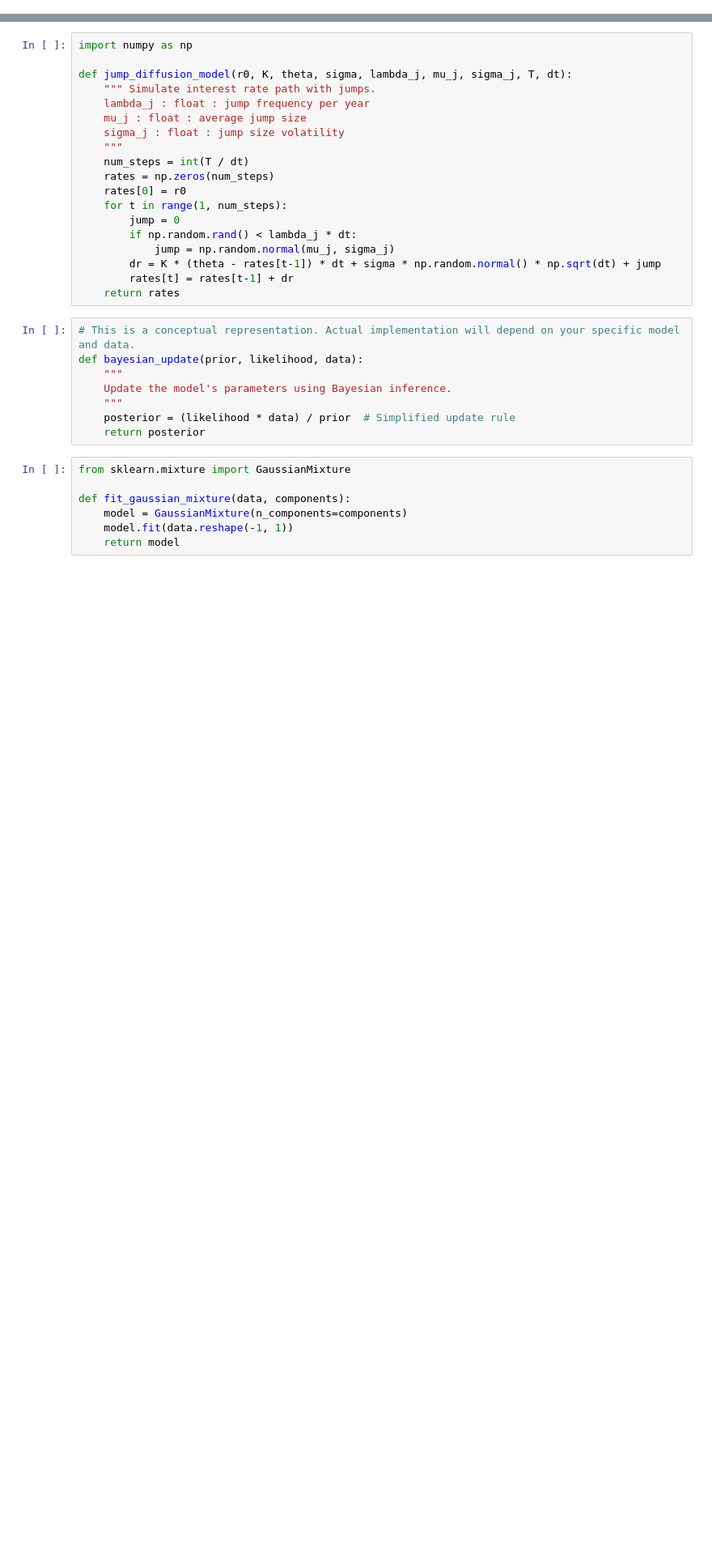
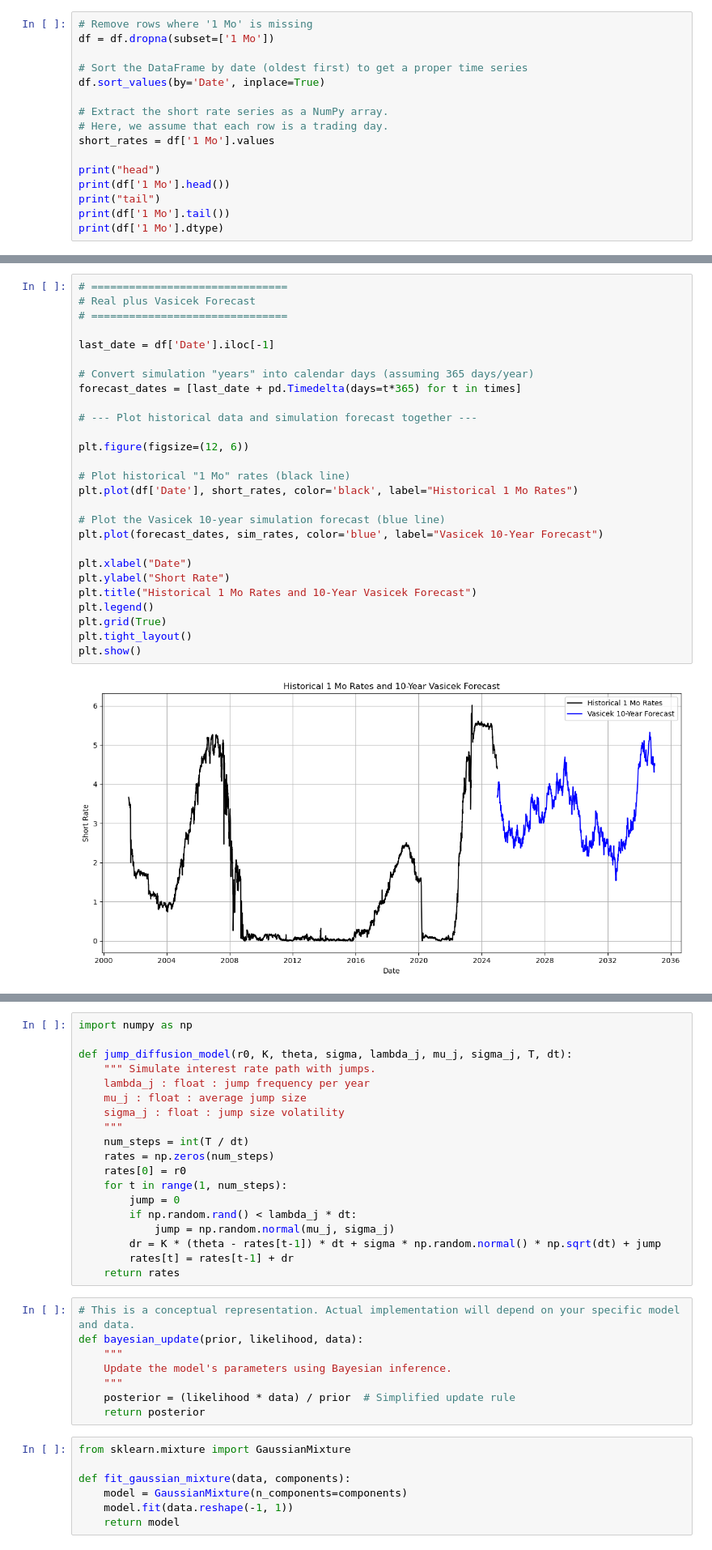
Before and after one commit to GuardsGuards/Bond-Tool-and-Interest-Rate-Estimator, a Jupyter notebook: Capital Markets & Risk/Jupyter.ipynb, the cells around one changed output, grey strips where cells are left out. Shown at 81% size. Cells and saved outputs as stored; diff of their text form; blank space fills up the shorter version.

```diff
--- a/Capital Markets & Risk/Jupyter.ipynb
+++ b/Capital Markets & Risk/Jupyter.ipynb
@@ -87,0 +51,16 @@ plt.show()
+# %%
+# Remove rows where '1 Mo' is missing
+df = df.dropna(subset=['1 Mo'])
+
+# Sort the DataFrame by date (oldest first) to get a proper time series
+df.sort_values(by='Date', inplace=True)
+
+# Extract the short rate series as a NumPy array.
+# Here, we assume that each row is a trading day.
+short_rates = df['1 Mo'].values
+
+print("head")
+print(df['1 Mo'].head())
+print("tail")
+print(df['1 Mo'].tail())
+print(df['1 Mo'].dtype)
@@ -87,0 +206,29 @@ plt.show()
+# %%
+# ===============================
+# Real plus Vasicek Forecast
+# ===============================
+
+last_date = df['Date'].iloc[-1]
+
+# Convert simulation "years" into calendar days (assuming 365 days/year)
+forecast_dates = [last_date + pd.Timedelta(days=t*365) for t in times]
+
+# --- Plot historical data and simulation forecast together ---
+
+plt.figure(figsize=(12, 6))
+
+# Plot historical "1 Mo" rates (black line)
+plt.plot(df['Date'], short_rates, color='black', label="Historical 1 Mo Rates")
+
+# Plot the Vasicek 10-year simulation forecast (blue line)
+plt.plot(forecast_dates, sim_rates, color='blue', label="Vasicek 10-Year Forecast")
+
+plt.xlabel("Date")
+plt.ylabel("Short Rate")
+plt.title("Historical 1 Mo Rates and 10-Year Vasicek Forecast")
+plt.legend()
+plt.grid(True)
+plt.tight_layout()
+plt.show()
+# %% [output]
+[figure, added]
```
Also changed, not shown: parts of 26 cells of this notebook.
